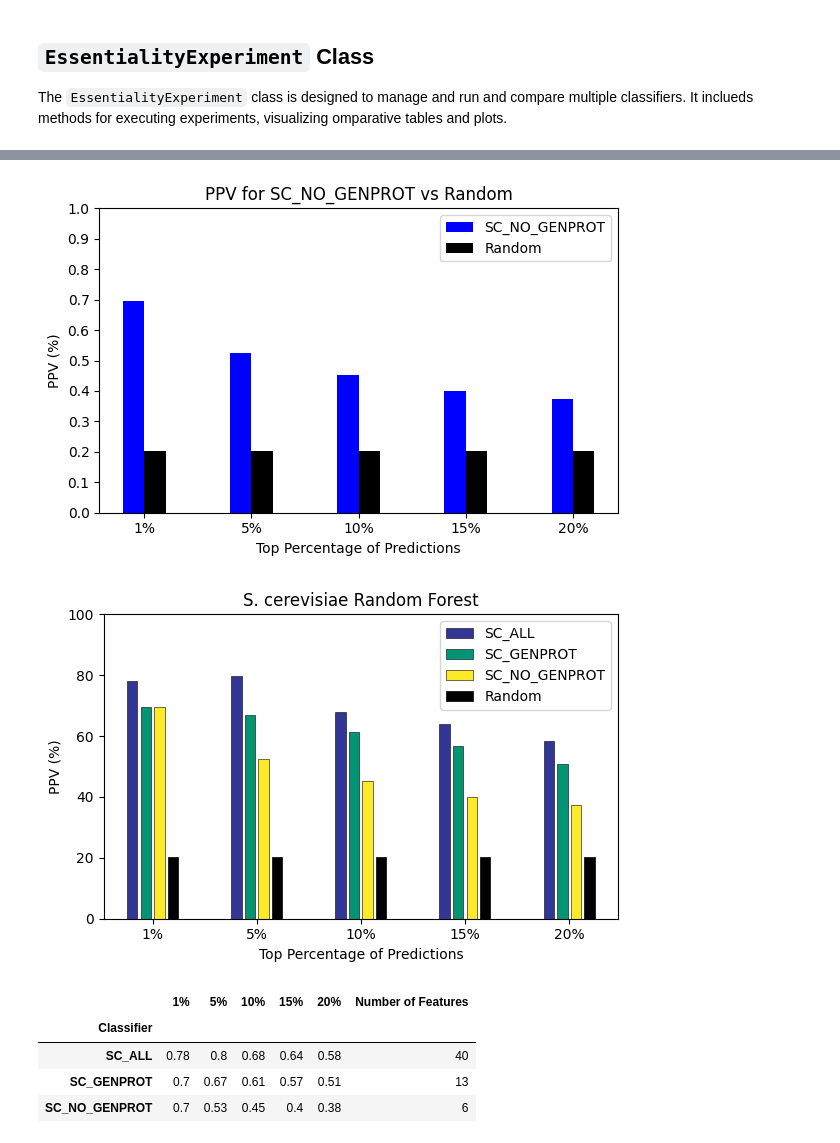
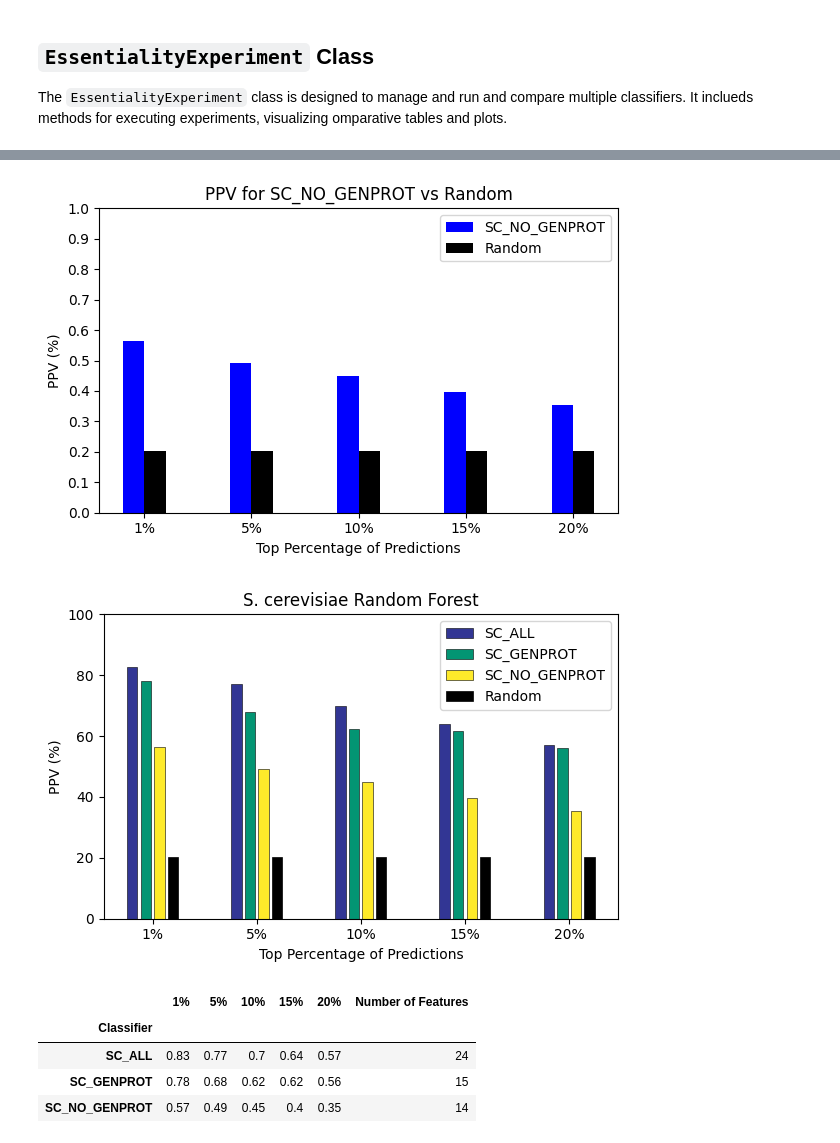
Before and after one commit to NiccoloCase/essential-genes-identification, a Jupyter notebook: test AI5.ipynb, the cells around one changed output, grey strips where cells are left out. Saved outputs shown, nothing was run; the diff lists cells and outputs as text; code cells hidden in the pictures.

Commit message:
Aggiornamento delle tabelle di risultati del classificatore S. cerevisiae con nuovi valori

```diff
--- a/test AI5.ipynb
+++ b/test AI5.ipynb
@@ -537,8 +516,8 @@ class EssentialityRandomForestClassifier(EssentiallyClassifier):
     """
 
 
-    def __init__(self, file_path, cmim_ranking, percentiles, name, skip_discretization=False):
-        super().__init__(file_path, cmim_ranking, percentiles,name, skip_discretization)
+    def __init__(self, file_path, cmim_ranking, percentiles, name):
+        super().__init__(file_path, cmim_ranking, percentiles,name, skip_discretization=True)
 
 
     # Override
@@ -547,25 +526,20 @@ class EssentialityRandomForestClassifier(EssentiallyClassifier):
         # Split the data into training and testing sets
         X_train, X_test, y_train, y_test = train_test_split(X_selected, self.y, test_size=0.5, stratify=self.y)
 
-        X_train_minority = X_train[y_train == 1]
-        y_train_minority = y_train[y_train == 1]
-
-        X_train_oversampled, y_train_oversampled = resample(
-            X_train_minority, y_train_minority,
-            replace=True,
-            n_samples=np.sum(y_train == 0),
-            random_state=42
-        )
-
-        X_train_balanced = X_train
-        y_train_balanced = y_train
-
-
         # Build the Random Forest classifier
-        rf_classifier = RandomForestClassifier(n_estimators=100, random_state=42)
+        rf_classifier = RandomForestClassifier(
+        n_estimators=300,           # Number of trees (default=100)
+        max_depth=20,               # Maximum depth. Default is None, meaning nodes are expanded until all leaves are pure. Deeper trees can capture more details but may overfit.
+        min_samples_split=5,        # Minimum number of samples required to split a node. Higher values reduce overfitting but may lead to simpler models. (default=2)
+        min_samples_leaf=2,         # Minimum number of samples required to be at a leaf node. Each leaf must contain at least this number of samples, reducing the tree's ability to adapt to very specific details.
+        max_features='sqrt',        # Number of features to consider when looking for the best split: The number of features considered is the square root of the total number of features (e.g., if you have 100 features, each tree will consider 10 features).
+        class_weight='balanced',    # Handle imbalanced classes. Weighs classes to handle imbalanced datasets. Improves performance when one class is underrepresented.
+        random_state=42,            # Random seed
+        n_jobs=-1                   # Parallel execution (-1 to use all cores)
+    )
 
         # Train the Random Forest classifier
-        rf_classifier.fit(X_train_balanced, y_train_balanced)
+        rf_classifier.fit(X_train, y_train)
         y_prob = rf_classifier.predict_proba(X_test)[:, 1]
 
         ppv_iteration = self.calculate_top_percentile_ppv(y_prob, y_test.to_numpy())
@@ -573,9 +547,9 @@ class EssentialityRandomForestClassifier(EssentiallyClassifier):
 # %%
 
 
-classifier_no_genprot = EssentialityRandomForestClassifier('assets/cerevisiae_data.xls', CMIM_SC_NO_GENPROT, PERCENTILES, name='SC_NO_GENPROT',skip_discretization=True)
-classifier_genprot = EssentialityRandomForestClassifier('assets/cerevisiae_data.xls', CMIM_SC_GENPROT, PERCENTILES, name='SC_GENPROT',skip_discretization=True)
-classifier_all = EssentialityRandomForestClassifier('assets/cerevisiae_data.xls', CMIM_SC_ALL, PERCENTILES, name='SC_ALL',skip_discretization=True)
+classifier_no_genprot = EssentialityRandomForestClassifier('assets/cerevisiae_data.xls', CMIM_SC_NO_GENPROT, PERCENTILES, name='SC_NO_GENPROT')
+classifier_genprot = EssentialityRandomForestClassifier('assets/cerevisiae_data.xls', CMIM_SC_GENPROT, PERCENTILES, name='SC_GENPROT')
+classifier_all = EssentialityRandomForestClassifier('assets/cerevisiae_data.xls', CMIM_SC_ALL, PERCENTILES, name='SC_ALL')
 
 experiment = EssentialityExperiment("S. cerevisiae Random Forest", [classifier_all,classifier_genprot, classifier_no_genprot])
 experiment.run_experiment()
@@ -638,7 +612,7 @@ Final PPV Percentiles: [0.6956521739130435, 0.5254237288135594, 0.45338983050847
-[figure, old version]
+[figure, new version]
-[figure, old version]
+[figure, new version]
 |  | 1% | 5% | 10% | 15% | 20% | Number of Features |
 | Classifier |  |  |  |  |  |  |
-| SC_ALL | 0.78 | 0.8 | 0.68 | 0.64 | 0.58 | 40 |
-| SC_GENPROT | 0.7 | 0.67 | 0.61 | 0.57 | 0.51 | 13 |
-| SC_NO_GENPROT | 0.7 | 0.53 | 0.45 | 0.4 | 0.38 | 6 |
+| SC_ALL | 0.83 | 0.77 | 0.7 | 0.64 | 0.57 | 24 |
+| SC_GENPROT | 0.78 | 0.68 | 0.62 | 0.62 | 0.56 | 15 |
+| SC_NO_GENPROT | 0.57 | 0.49 | 0.45 | 0.4 | 0.35 | 14 |
```
Also changed, not shown: parts of 5 cells of this notebook, 7 other files.
